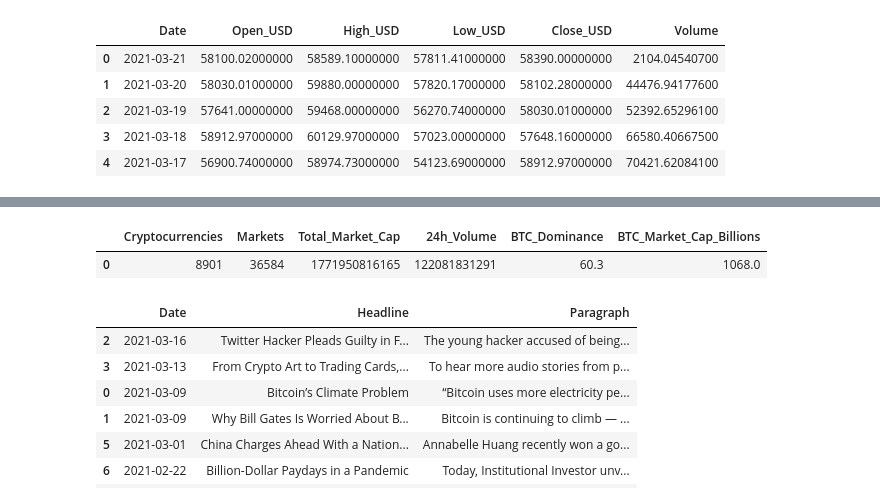
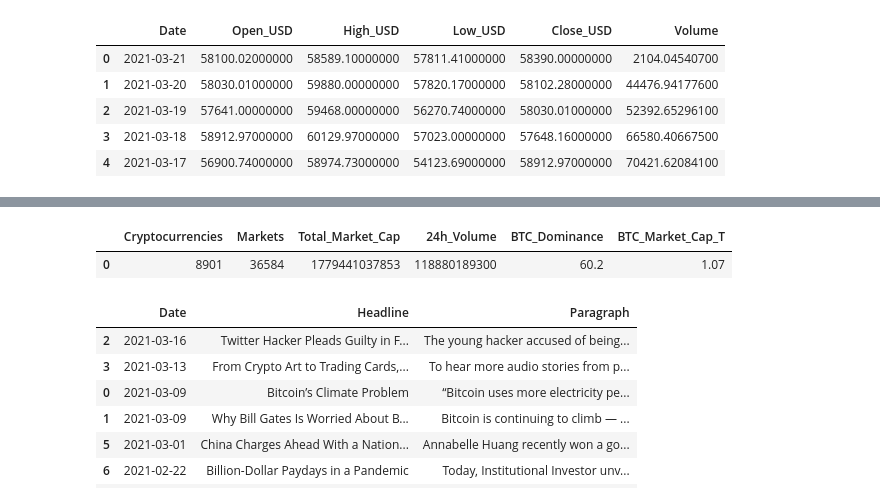
Before and after one commit to HDietrich416/BitcoinDashboard, a Jupyter notebook: bitcoin_app/assets/Bitcoin_ETL.ipynb, the cells around one changed output, grey strips where cells are left out. Cells and saved outputs as stored; diff of their text form; code cells hidden in the pictures.

Commit message:
added market cap

```diff
--- a/bitcoin_app/assets/Bitcoin_ETL.ipynb
+++ b/bitcoin_app/assets/Bitcoin_ETL.ipynb
@@ -153,10 +155,10 @@ market_cap_df
 # %%
-market_cap_df['BTC_Market_Cap_Billions'] = market_cap_df['Total_Market_Cap'].astype(float)*(market_cap_df['BTC_Dominance'].astype(float)/100)
-market_cap_df['BTC_Market_Cap_Billions']= (market_cap_df['BTC_Market_Cap_Billions']/1000000000).apply(np.floor)
+market_cap_df['BTC_Market_Cap_T'] = market_cap_df['Total_Market_Cap'].astype(float)*(market_cap_df['BTC_Dominance'].astype(float)/100)
+market_cap_df['BTC_Market_Cap_T']= round((market_cap_df['BTC_Market_Cap_T']/1000000000000),2)
 market_cap_df
 # %% [output]
-|  | Cryptocurrencies | Markets | Total_Market_Cap | 24h_Volume | BTC_Dominance | BTC_Market_Cap_Billions |
-| 0 | 8901 | 36584 | 1771950816165 | 122081831291 | 60.3 | 1068.0 |
+|  | Cryptocurrencies | Markets | Total_Market_Cap | 24h_Volume | BTC_Dominance | BTC_Market_Cap_T |
+| 0 | 8901 | 36584 | 1779441037853 | 118880189300 | 60.2 | 1.07 |
 # %%
 engine = create_engine(conn, echo=False)
 # %%
```
Also changed, not shown: parts of 7 cells of this notebook, 3 other files.
